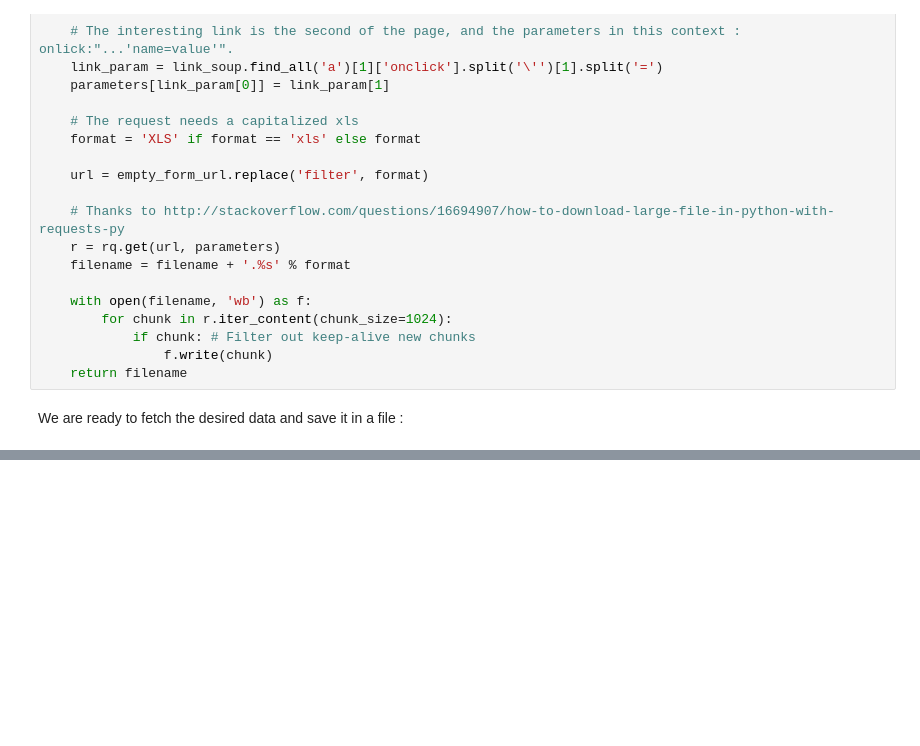
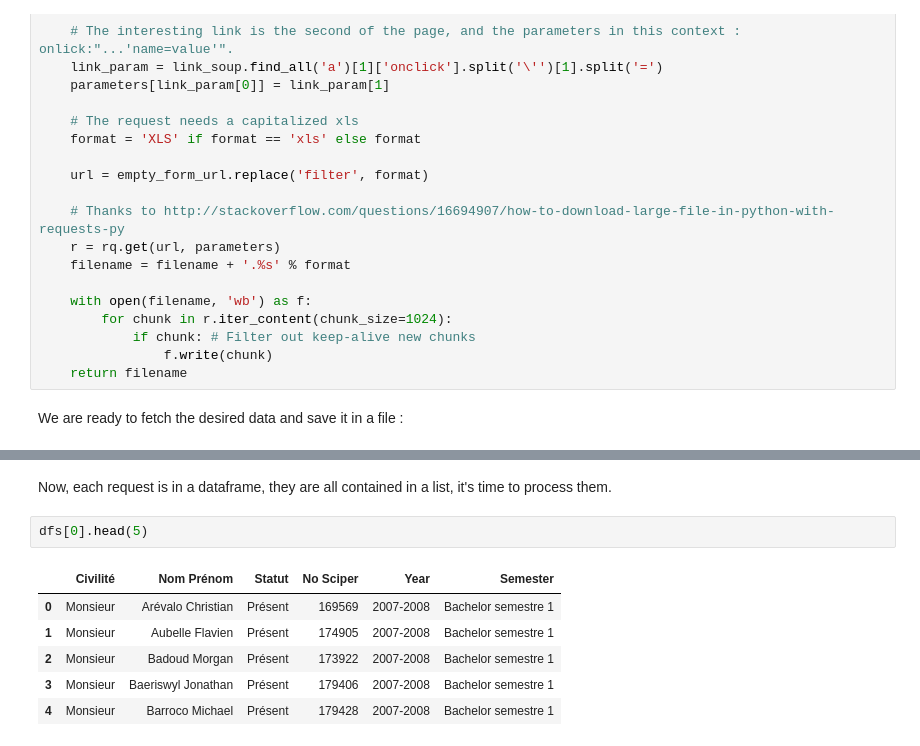
Before and after one commit to loistal/ADA_lab1, a Jupyter notebook: 02 - Data from the Web/ISA Analysis.ipynb, the cells around one changed output, grey strips where cells are left out. Cells and saved outputs as stored; diff of their text form; blank space fills up the shorter version.

```diff
--- a/02 - Data from the Web/ISA Analysis.ipynb
+++ b/02 - Data from the Web/ISA Analysis.ipynb
@@ -146,0 +196,11 @@ df = pd.read_html('test.html', skiprows=[0], header=0)[0]
+# %% [markdown]
+Now, each request is in a dataframe, they are all contained in a list, it's time to process them.
+# %%
+dfs[0].head(5)
+# %% [output]
+|  | Civilité | Nom Prénom | Statut | No Sciper | Year | Semester |
+| 0 | Monsieur | Arévalo Christian | Présent | 169569 | 2007-2008 | Bachelor semestre 1 |
+| 1 | Monsieur | Aubelle Flavien | Présent | 174905 | 2007-2008 | Bachelor semestre 1 |
+| 2 | Monsieur | Badoud Morgan | Présent | 173922 | 2007-2008 | Bachelor semestre 1 |
+| 3 | Monsieur | Baeriswyl Jonathan | Présent | 179406 | 2007-2008 | Bachelor semestre 1 |
+| 4 | Monsieur | Barroco Michael | Présent | 179428 | 2007-2008 | Bachelor semestre 1 |
```
Also changed, not shown: parts of 8 cells of this notebook.
